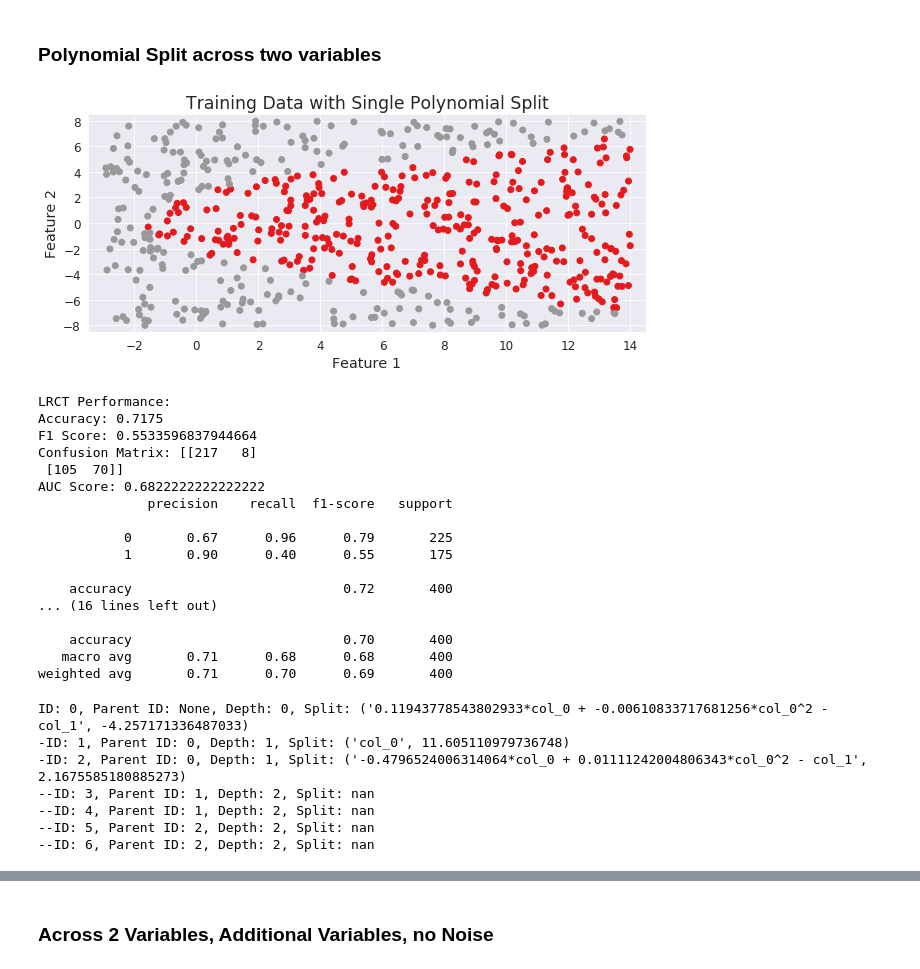
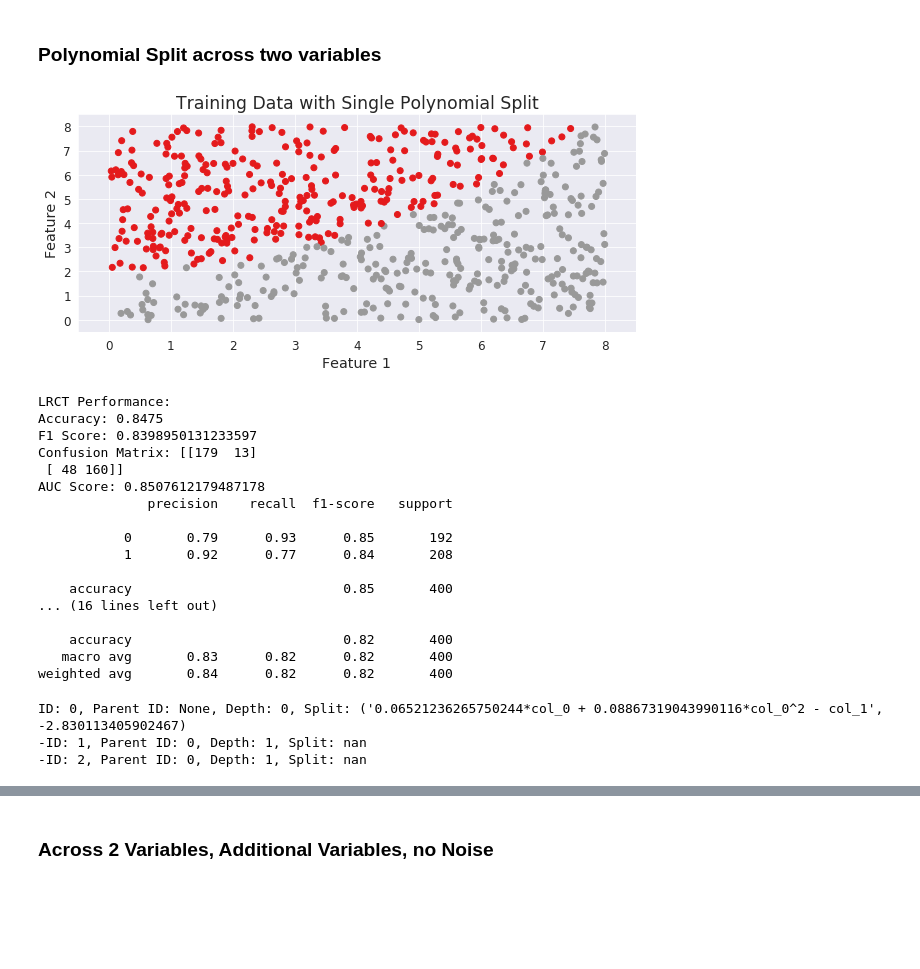
Before and after one commit to jacobrenn/LRCT, a Jupyter notebook: notebooks/LRCT_test.ipynb, the cells around one changed output, grey strips where cells are left out. Drawn from its saved outputs; the diff is of its cells as text; code cells hidden in the pictures; blank space fills up the shorter version.

Commit message:
new plots

```diff
--- a/notebooks/LRCT_test.ipynb
+++ b/notebooks/LRCT_test.ipynb
@@ -149,52 +149,48 @@ plt.show()
 # %%
 #Generate the fake data
 np.random.seed(5648)
 two_var_x = np.random.random((1000, 2))
-two_var_x[:, 0] = two_var_x[:, 0] * 17 - 3
-two_var_x[:, 1] = two_var_x[:, 1] * 16 - 8
+two_var_x[:, 0] = two_var_x[:, 0] * 8
+two_var_x[:, 1] = two_var_x[:, 1] * 8
 df = pd.DataFrame(two_var_x, columns = ['col_0', 'col_1'])
-target = df.apply(lambda row : 1 if row.col_1**2 > 3*row.col_0 + 5 else 0, axis = 1)
+target = df.apply(lambda row : 1 if 0.1*row.col_0**2 > row.col_1 - 2 else 0, axis = 1)
 x_train, x_test, y_train, y_test = train_test_split(df, target, test_size = 0.4, random_state = 21)
 
 #Plot the data
 plt.figure(figsize = (10, 4))
 plt.scatter(x_train.col_0, x_train.col_1, c = y_train, cmap = 'Set1')
 plt.title('Training Data with Single Polynomial Split', fontsize = 'xx-large')
 plt.xlabel('Feature 1', fontsize = 'x-large')
 plt.ylabel('Feature 2', fontsize = 'x-large')
 plt.xticks(fontsize = 'large')
 plt.yticks(fontsize = 'large')
-plt.xlim(-3.5, 14.5)
-plt.ylim(-8.5, 8.5)
-plt.savefig('/mnt/c/Users/jwren/Documents/LRCT/poly_split_initial.png')
+plt.xlim(-0.5, 8.5)
+plt.ylim(-0.5, 8.5)
+plt.savefig('poly_split_initial.png')
 plt.show()
-lrct, cart = run_expt({'max_depth' : 1, 'highest_degree' : 2}, {'max_depth' : 1}, x_train, x_test, y_train, y_test)
+lrct, cart = run_expt({'max_depth' : 1, 'highest_degree' : 2, 'n_bins' : 10, 'method' : 'ols'}, {'max_depth' : 1}, x_train, x_test, y_train, y_test)
 # %% [output]
-[figure, old version]
+[figure, new version]
 LRCT Performance:
-Accuracy: 0.7175
-F1 Score: 0.5533596837944664
-Confusion Matrix: [[217   8]
- [105  70]]
-AUC Score: 0.6822222222222222
+Accuracy: 0.8475
+F1 Score: 0.8398950131233597
+Confusion Matrix: [[179  13]
+ [ 48 160]]
+AUC Score: 0.8507612179487178
               precision    recall  f1-score   support
 
-           0       0.67      0.96      0.79       225
-           1       0.90      0.40      0.55       175
+           0       0.79      0.93      0.85       192
+           1       0.92      0.77      0.84       208
 
-    accuracy                           0.72       400
+    accuracy                           0.85       400
 ... (16 lines left out)
 
-    accuracy                           0.70       400
-   macro avg       0.71      0.68      0.68       400
-weighted avg       0.71      0.70      0.69       400
+    accuracy                           0.82       400
+   macro avg       0.83      0.82      0.82       400
+weighted avg       0.84      0.82      0.82       400
 # %%
 lrct.describe()
 # %% [output]
-ID: 0, Parent ID: None, Depth: 0, Split: ('0.11943778543802933*col_0 + -0.00610833717681256*col_0^2 - col_1', -4.257171336487033)
--ID: 1, Parent ID: 0, Depth: 1, Split: ('col_0', 11.605110979736748)
--ID: 2, Parent ID: 0, Depth: 1, Split: ('-0.4796524006314064*col_0 + 0.01111242004806343*col_0^2 - col_1', 2.1675585180885273)
---ID: 3, Parent ID: 1, Depth: 2, Split: nan
---ID: 4, Parent ID: 1, Depth: 2, Split: nan
---ID: 5, Parent ID: 2, Depth: 2, Split: nan
---ID: 6, Parent ID: 2, Depth: 2, Split: nan
+ID: 0, Parent ID: None, Depth: 0, Split: ('0.06521236265750244*col_0 + 0.08867319043990116*col_0^2 - col_1', -2.830113405902467)
+-ID: 1, Parent ID: 0, Depth: 1, Split: nan
+-ID: 2, Parent ID: 0, Depth: 1, Split: nan
```
Also changed, not shown: parts of 5 cells of this notebook, 4 other files.
